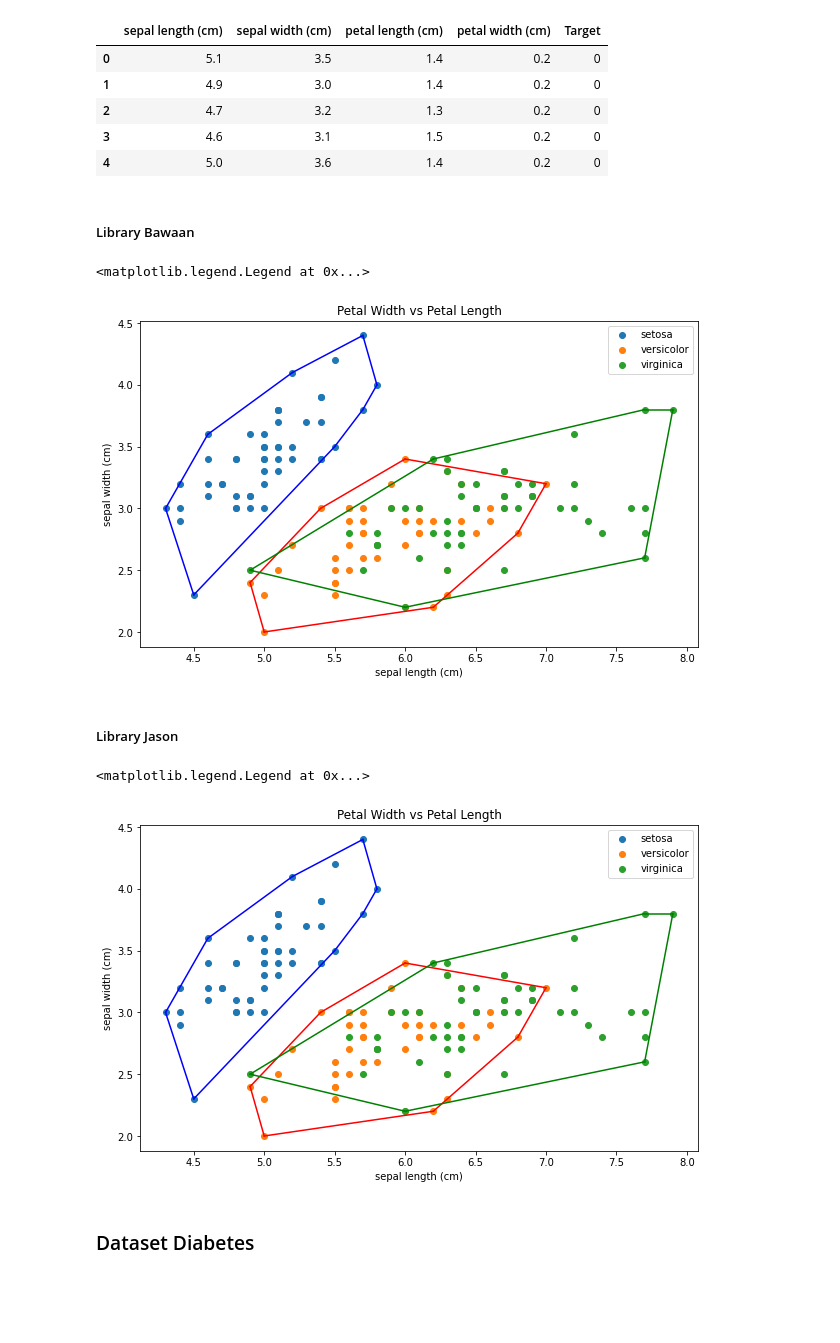
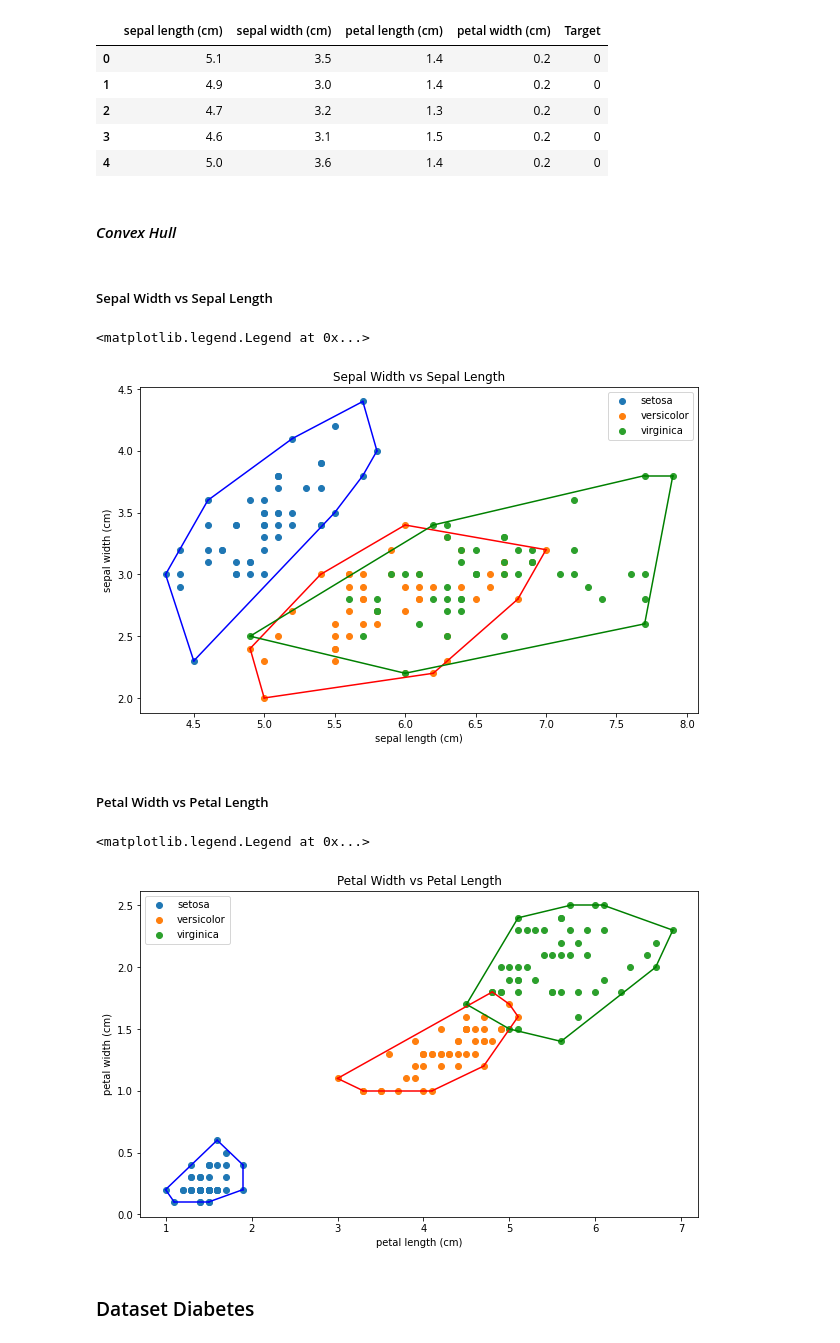
Before and after one commit to jasonk19/Tucil-Stima-2, a Jupyter notebook: src/main.ipynb, the cells around one changed output. Saved outputs shown, nothing was run; the diff lists cells and outputs as text; code cells hidden in the pictures; blank space fills up the shorter version.

```diff
--- a/src/main.ipynb
+++ b/src/main.ipynb
@@ -26,52 +26,52 @@ df.head()
 | 2 | 4.7 | 3.2 | 1.3 | 0.2 | 0 |
 | 3 | 4.6 | 3.1 | 1.5 | 0.2 | 0 |
 | 4 | 5.0 | 3.6 | 1.4 | 0.2 | 0 |
-# %% [markdown]
-##### Library Bawaan
+# %% [markdown]
+#### *Convex Hull*
+# %% [markdown]
+##### Sepal Width vs Sepal Length
 # %%
 plt.figure(figsize = (10, 6))
 colors = ['b','r','g']
-plt.title('Petal Width vs Petal Length')
+plt.title('Sepal Width vs Sepal Length')
 plt.xlabel(data.feature_names[0])
 plt.ylabel(data.feature_names[1])
 
 for i in range(len(data.target_names)):
   bucket = df[df['Target'] == i]
   bucket = bucket.iloc[:,[0,1]].values
-  # bagian ini diganti dengan hasil implementasi ConvexHull Divide & Conquer
-  hull = ConvexHull(bucket)
+  hull = myConvexHull(bucket)
   plt.scatter(bucket[:, 0], bucket[:, 1], label=data.target_names[i])
 
-  for simplex in hull.simplices:
+  for simplex in hull:
     plt.plot(bucket[simplex, 0], bucket[simplex, 1], colors[i])
 
 plt.legend()
 # %% [output]
 <matplotlib.legend.Legend at 0x...>
-[figure, old version]
+[figure, new version]
-# %% [markdown]
-##### Library Jason
+# %% [markdown]
+##### Petal Width vs Petal Length
 # %%
 plt.figure(figsize = (10, 6))
 colors = ['b','r','g']
 plt.title('Petal Width vs Petal Length')
-plt.xlabel(data.feature_names[0])
-plt.ylabel(data.feature_names[1])
+plt.xlabel(data.feature_names[2])
+plt.ylabel(data.feature_names[3])
 
 for i in range(len(data.target_names)):
   bucket = df[df['Target'] == i]
-  bucket = bucket.iloc[:,[0,1]].values
-  # bagian ini diganti dengan hasil implementasi ConvexHull Divide & Conquer
+  bucket = bucket.iloc[:,[2,3]].values
   hull = myConvexHull(bucket)
   plt.scatter(bucket[:, 0], bucket[:, 1], label=data.target_names[i])
 
   for simplex in hull:
     plt.plot(bucket[simplex, 0], bucket[simplex, 1], colors[i])
 
 plt.legend()
 # %% [output]
 <matplotlib.legend.Legend at 0x...>
-[figure, old version]
+[figure, new version]
 # %% [markdown]
 ### Dataset Diabetes
 # %%
```
Also changed, not shown: parts of 13 cells of this notebook, 2 other files.
